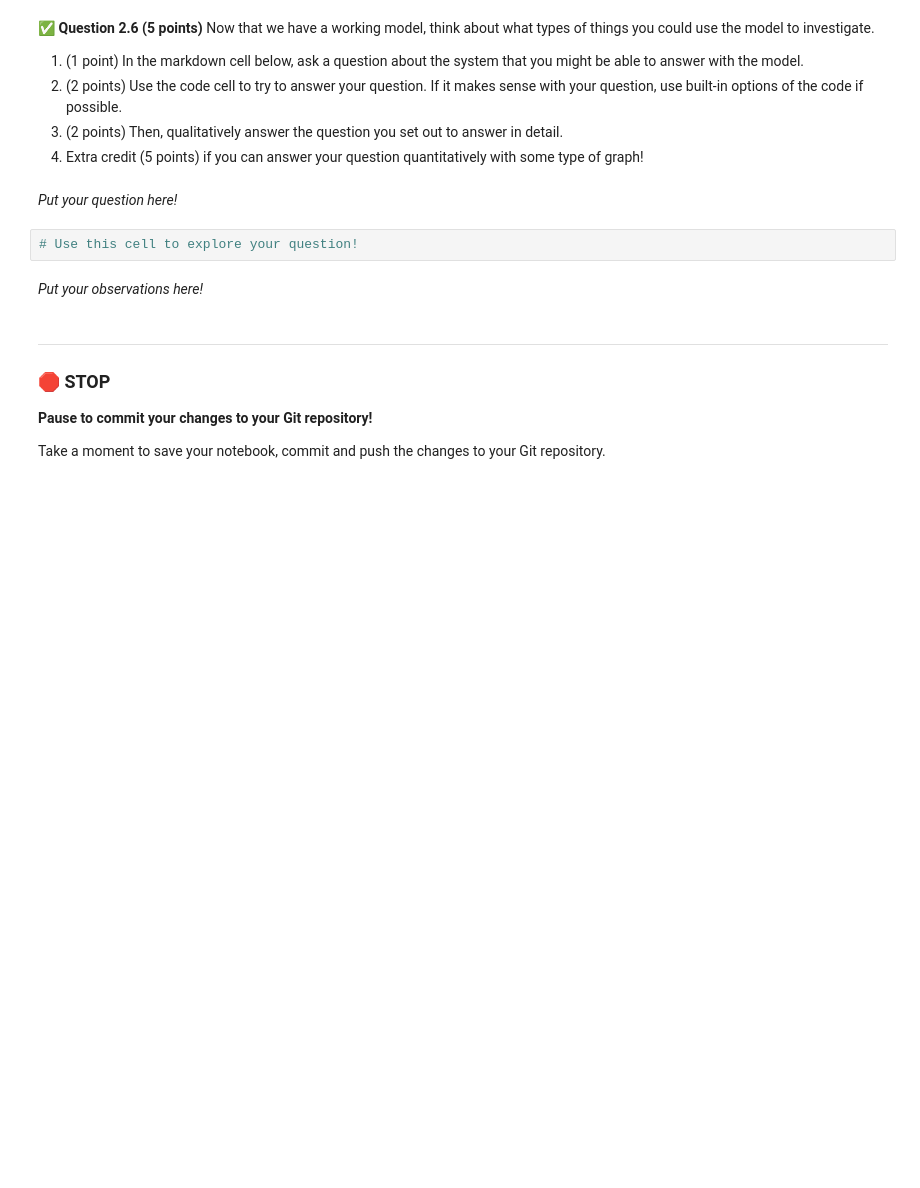
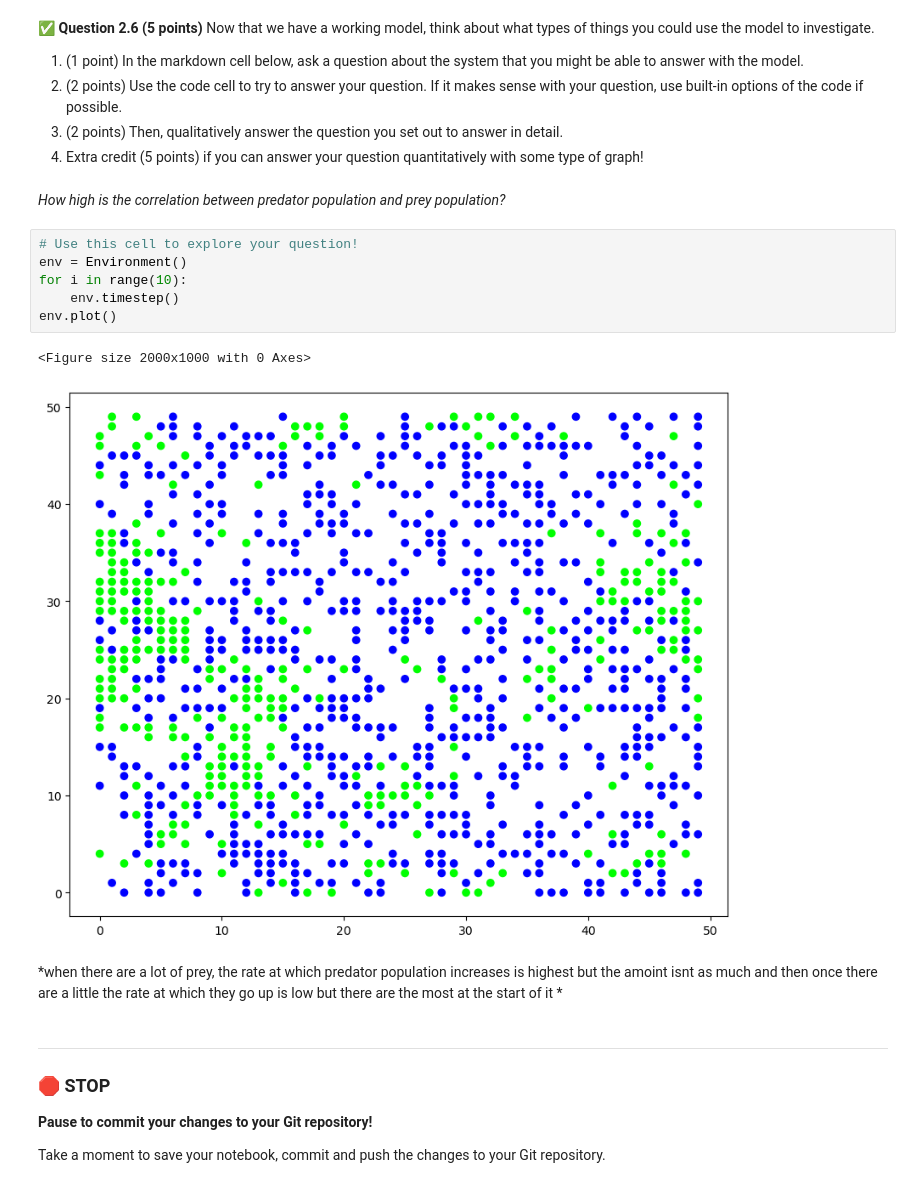
Before and after one commit to TonyH1287/cmse202-s26-turnin, a Jupyter notebook: HW-02_ABMandGraphTheory-STUDENT.ipynb, the cells around one changed output. Drawn from its saved outputs; the diff is of its cells as text; blank space fills up the shorter version.

```diff
--- a/HW-02_ABMandGraphTheory-STUDENT.ipynb
+++ b/HW-02_ABMandGraphTheory-STUDENT.ipynb
@@ -354,11 +464,18 @@ for i in range(20):
 3. (2 points) Then, qualitatively answer the question you set out to answer in detail.
 4. Extra credit (5 points) if you can answer your question quantitatively with some type of graph!
 # %% [markdown]
-*Put your question here!*
+*How high is the correlation between predator population and prey population?*
 # %%
 # Use this cell to explore your question!
+env = Environment()
+for i in range(10):
+    env.timestep()
+env.plot()
+# %% [output]
+<Figure size 2000x1000 with 0 Axes>
+[figure, added]
 # %% [markdown]
-*Put your observations here!*
+*when there are a lot of prey, the rate at which predator population increases is highest but the amoint isnt as much and then once there are a little the rate at which they go up is low but there are the most at the start of it *
 # %% [markdown]
 ---
 ### &#128721; STOP
```
Also changed, not shown: parts of 11 cells of this notebook.
